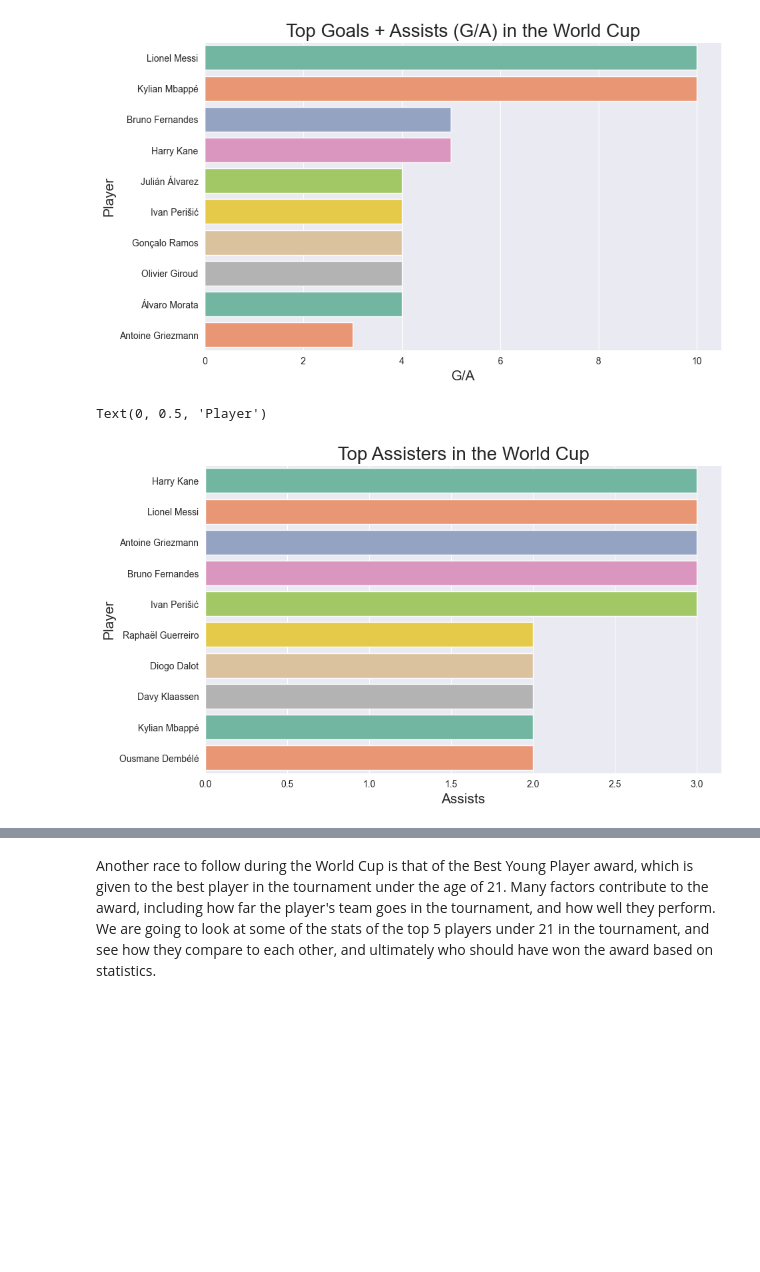
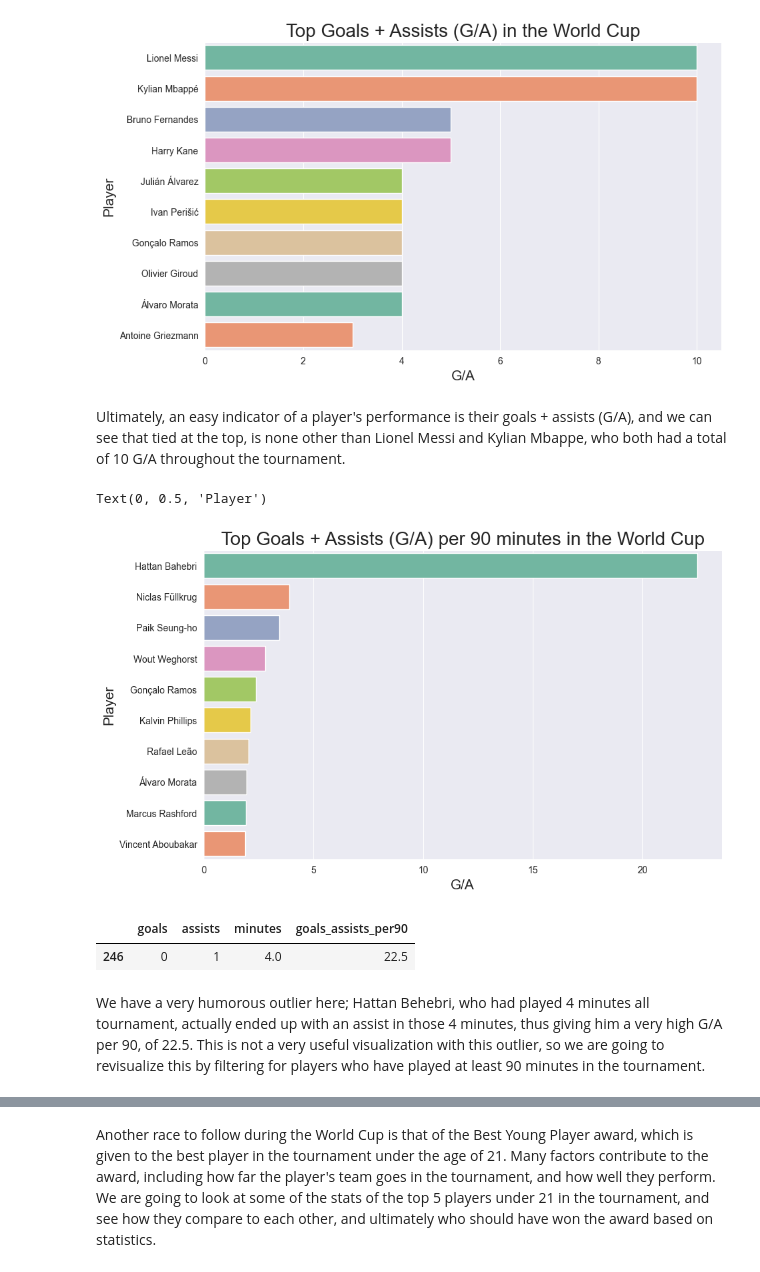
Before and after one commit to ccvale/2022-Qatar-World-Cup-Analysis, a Jupyter notebook: worldcup.ipynb, the cells around one changed output, grey strips where cells are left out. Cells and saved outputs as stored; diff of their text form; code cells hidden in the pictures; blank space fills up the shorter version.

```diff
--- a/worldcup.ipynb
+++ b/worldcup.ipynb
@@ -394,9 +386,11 @@ keeper_columns = ['position','team','age','club','birth_year','games','games_sta
 
 player_defense = pd.read_csv('player_defense.csv').drop(duplicate_columns[2:], axis=1)
 player_shooting = pd.read_csv('player_shooting.csv').drop(duplicate_columns[2:], axis=1)
+player_stats = pd.read_csv('player_stats.csv')[['player','xg_per90','xg_assist_per90','xg_xg_assist_per90','npxg_per90','npxg_xg_assist_per90','goals_per90','assists_per90','goals_assists_per90']]
 player_possession = pd.read_csv('player_possession.csv').drop(duplicate_columns[2:], axis=1)
 player_keepers = pd.read_csv('player_keepers.csv').drop(keeper_columns, axis=1)
 player_passing = pd.read_csv('player_passing.csv').drop(duplicate_columns[2:], axis=1)
+player_playingtime = pd.read_csv('player_playingtime.csv')[['player', 'minutes','minutes_per_game']]
 
 player_keepers = pd.merge(players.loc[players['position'] == 'GK'], player_keepers, on='player', how='left')
 
@@ -406,6 +400,8 @@ players = players.merge(player_defense, on='player')
 players = players.merge(player_shooting, on='player')
 players = players.merge(player_possession, on='player')
 players = players.merge(player_passing, on='player')
+players = players.merge(player_stats, on='player')
+players = players.merge(player_playingtime, on='player')
 
 #players = players.merge(player_keepers, on='player') -> for some reason everything fucks up with keepers added
 
@@ -413,5 +409,5 @@ players = players.merge(player_passing, on='player')
 players['age'] = players['age'].astype(str).str[:2].astype(int)
 players['G/A'] = players['goals'] + players['assists']
 
-players
+players[['player', 'team']].head()
 # %% [output]
@@ -568,14 +573,23 @@ plt.ylabel('Player', fontsize=15)
 # %% [output]
 Text(0, 0.5, 'Player')
 [figure]
+# %% [markdown]
+Ultimately, an easy indicator of a player's performance is their goals + assists (G/A), and we can see that tied at the top, is none other than Lionel Messi and Kylian Mbappe, who both had a total of 10 G/A throughout the tournament.
 # %%
 plt.figure(figsize=(10, 6))
 sns.set_style('darkgrid')
 
-sns.barplot(x='assists', y='player', data=players.sort_values('assists', ascending=False).head(10), palette='Set2')
-plt.title('Top Assisters in the World Cup', fontsize=20)
-plt.xlabel('Assists', fontsize=15)
+sns.barplot(x='goals_assists_per90', y='player', data=players.sort_values('goals_assists_per90', ascending=False).head(10), palette='Set2')
+plt.title('Top Goals + Assists (G/A) per 90 minutes in the World Cup', fontsize=20)
+plt.xlabel('G/A', fontsize=15)
 plt.ylabel('Player', fontsize=15)
 # %% [output]
 Text(0, 0.5, 'Player')
-[figure, old version]
+[figure, new version]
+# %%
+players[players['player'] == 'Hattan Bahebri'][['goals', 'assists', 'minutes', 'goals_assists_per90']]
+# %% [output]
+|  | goals | assists | minutes | goals_assists_per90 |
+| 246 | 0 | 1 | 4.0 | 22.5 |
+# %% [markdown]
+We have a very humorous outlier here; Hattan Behebri, who had played 4 minutes all tournament, actually ended up with an assist in those 4 minutes, thus giving him a very high G/A per 90, of 22.5. This is not a very useful visualization with this outlier, so we are going to revisualize this by filtering for players who have played at least 90 minutes in the tournament.
```
Also changed, not shown: parts of 40 cells of this notebook, 2 other files.
